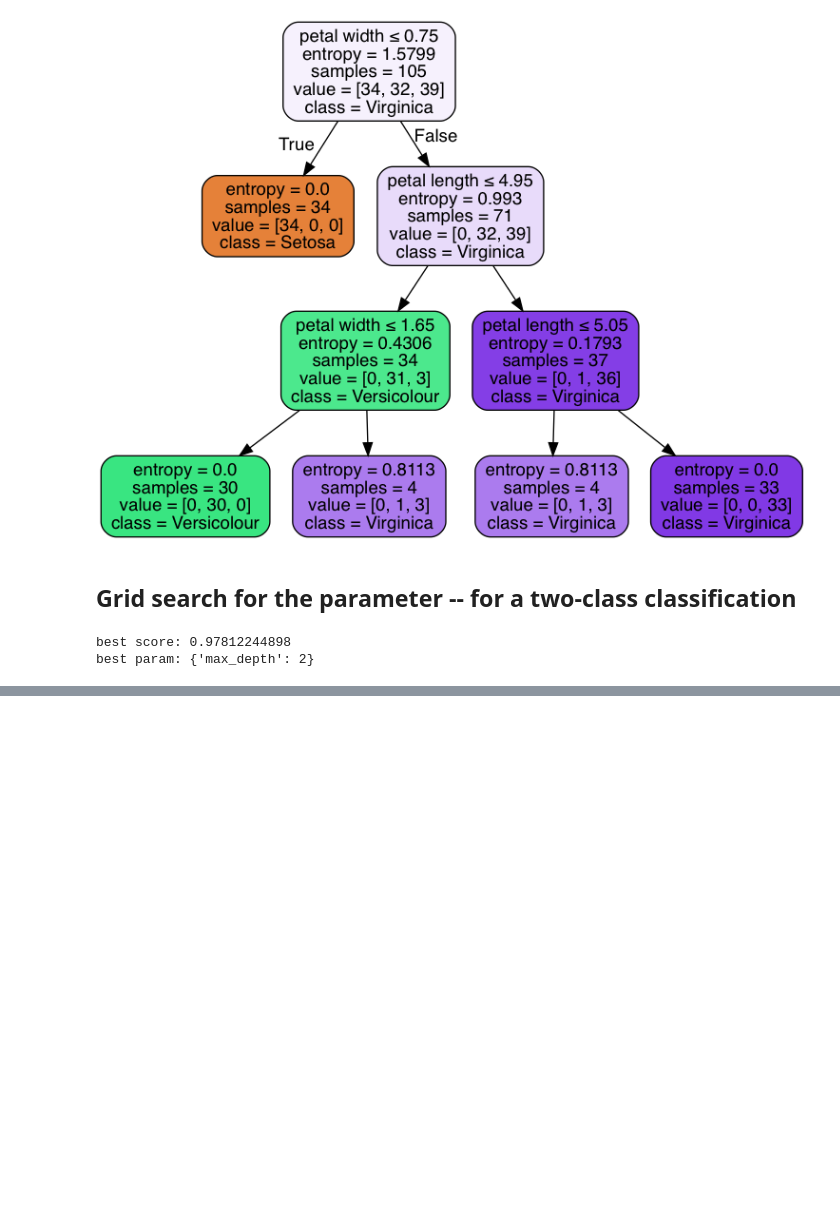
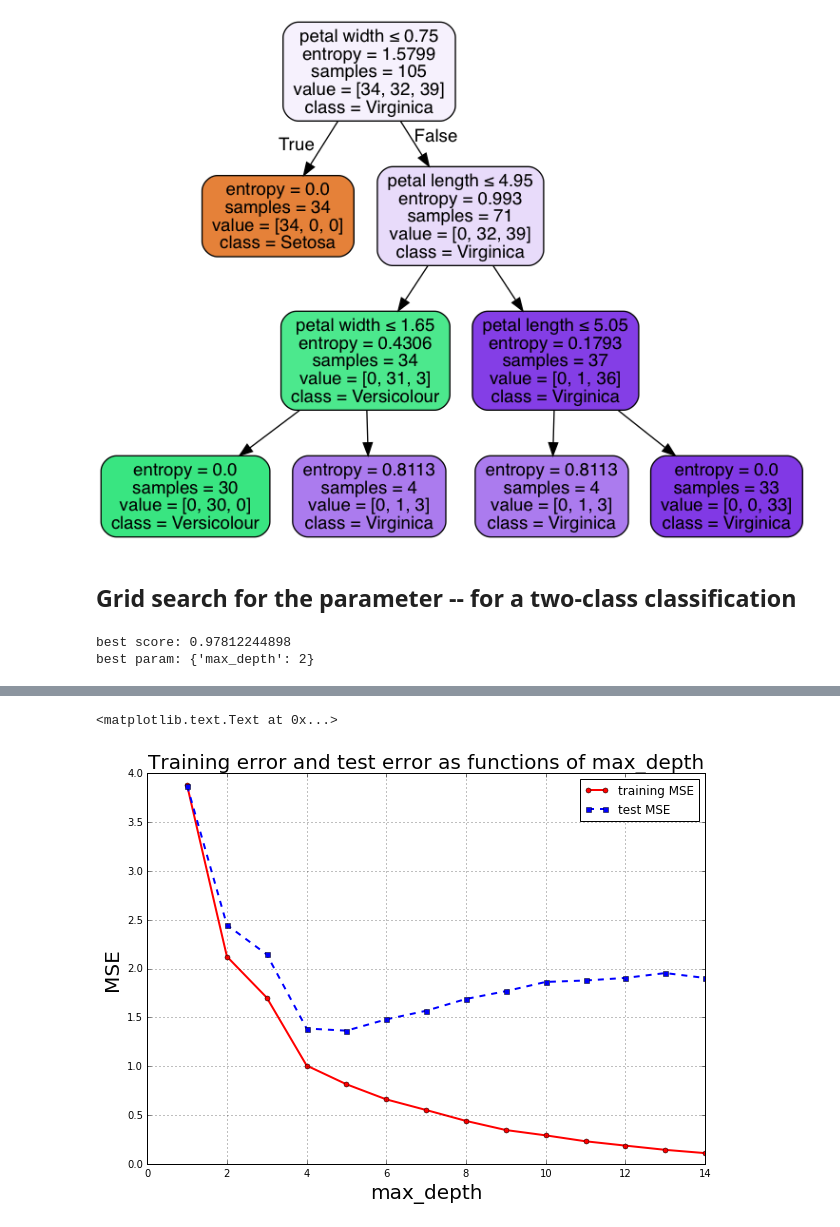
Before and after one commit to Yuchen-Peng/Machine-Learning, a Jupyter notebook: sklearn/decision_tree.ipynb, the cells around one changed output, grey strips where cells are left out. Drawn from its saved outputs; the diff is of its cells as text; code cells hidden in the pictures; blank space fills up the shorter version.

Commit message:
edit decision tree

```diff
--- a/sklearn/decision_tree.ipynb
+++ b/sklearn/decision_tree.ipynb
@@ -254,0 +283,4 @@ best param: {'max_depth': 2}
+# %%
+dt = DecisionTreeRegressor(max_depth=3, random_state=0)
+# fit() expects a 2D array as the first parameter. But X_train is 1D. So, convert it to 2D using reshape()
+dt.fit(X_train.reshape(-1,1), y_train)
@@ -254,0 +306,4 @@ best param: {'max_depth': 2}
+# %%
+from sklearn.metrics import mean_squared_error
+y_train_pred = dt.predict(X_train.reshape(-1, 1).reshape(-1, 1))
+mean_squared_error(y_train, y_train_pred)
@@ -254,0 +312,3 @@ best param: {'max_depth': 2}
+# %%
+y_test_pred = dt.predict(X_test.reshape(-1, 1).reshape(-1, 1))
+mean_squared_error(y_test_pred, y_test)
@@ -254,0 +317,18 @@ best param: {'max_depth': 2}
+# %%
+'''
+Do some grid search for the the best depth to avoid overfitting
+'''
+
+train_mse_list = []
+test_mse_list = []
+depth_list = range(1,15)
+for depth in depth_list:
+    dt = DecisionTreeRegressor(max_depth=depth, random_state=0)
+    dt.fit(X_train.reshape(-1, 1), y_train)
+    y_train_pred = dt.predict(X_train.reshape(-1, 1).reshape(-1, 1))
+    y_test_pred = dt.predict(X_test.reshape(-1, 1))
+    train_mse = mean_squared_error(y_train, y_train_pred)
+    test_mse = mean_squared_error(y_test, y_test_pred)
+    train_mse_list.append(train_mse)
+    test_mse_list.append(test_mse)
+    print('depth: %d:  MSE:    train: %.3f, test: %.3f' % (depth, train_mse, test_mse))
@@ -254,0 +350,15 @@ best param: {'max_depth': 2}
+# %%
+import matplotlib.pyplot as plt
+%matplotlib inline
+
+plt.figure(figsize=(10,7))
+plt.plot(depth_list, train_mse_list, color='red', marker='o', markersize=5, lw=2, label='training MSE')
+plt.plot(depth_list, test_mse_list, color='blue', marker='s', markersize=5, linestyle='--', lw=2, label='test MSE')
+plt.grid()
+plt.legend(loc='upper right')
+plt.xlabel('max_depth', fontsize=20)
+plt.ylabel('MSE', fontsize=20)
+plt.title("Training error and test error as functions of max_depth", fontsize=20)
+# %% [output]
+<matplotlib.text.Text at 0x...>
+[figure, added]
```
Also changed, not shown: parts of 12 cells of this notebook, 1 other file.
